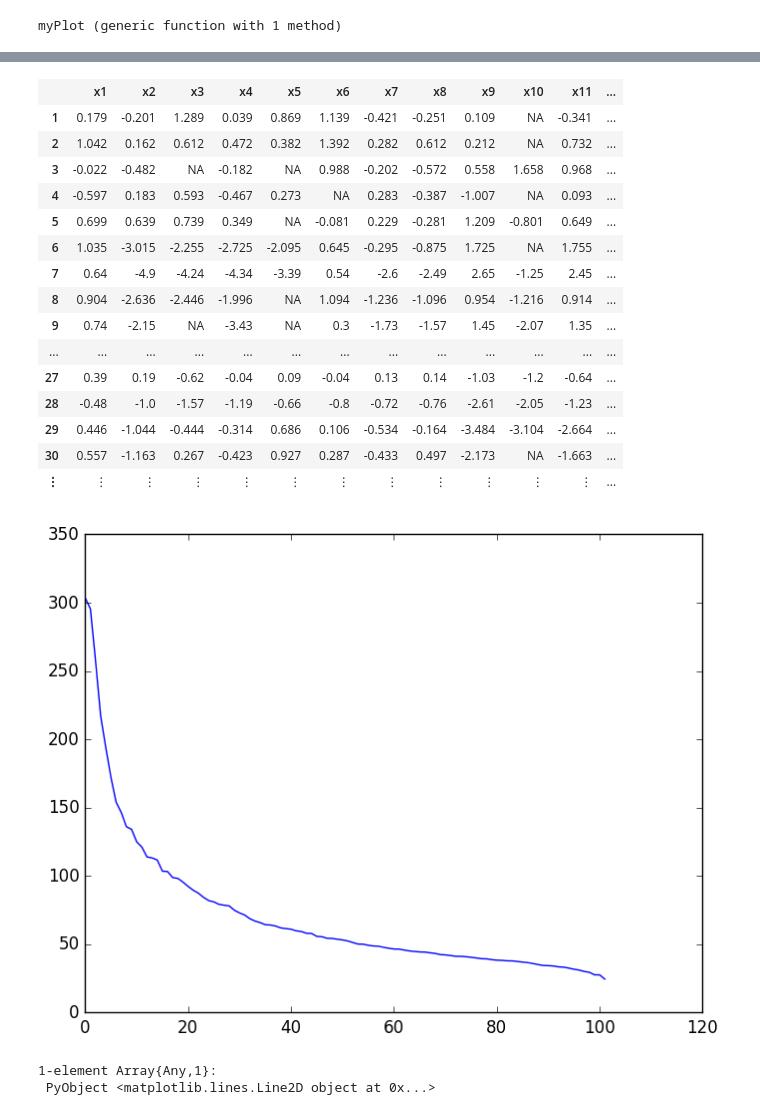
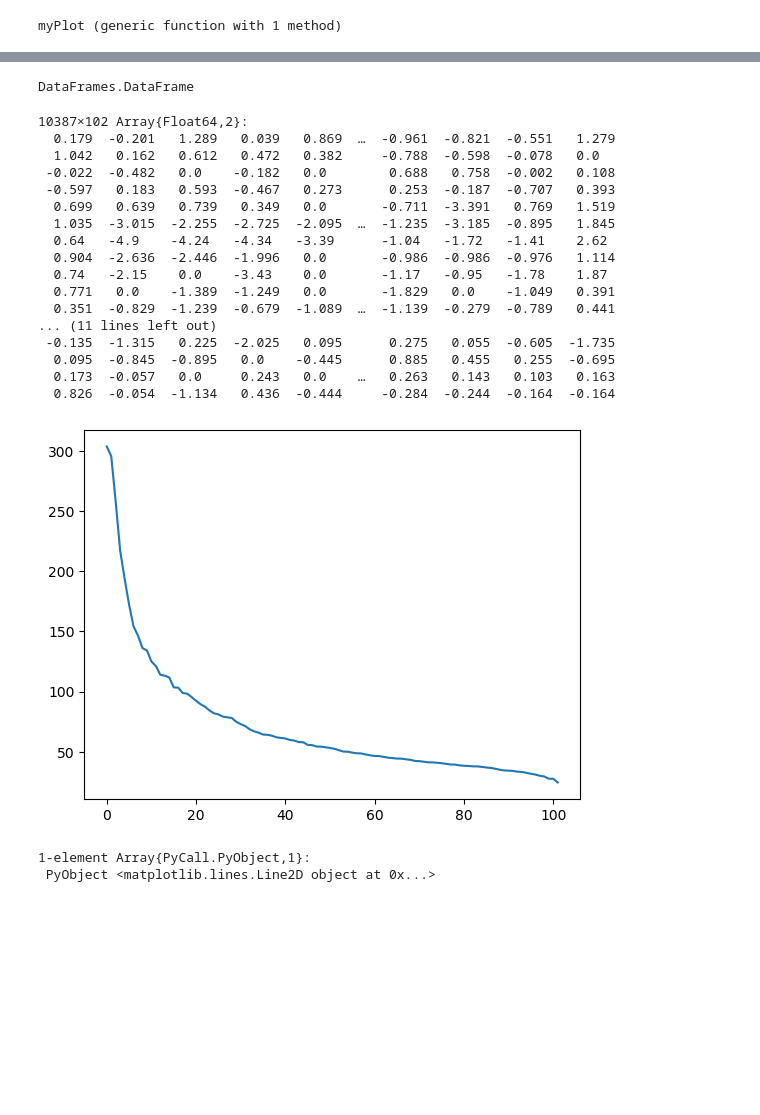
Before and after one commit to ivanslapnicar/GIAN-Applied-NLA-Course, a Jupyter notebook: src/Module C - Applications/L16 Principal Component Analysis.ipynb, the cells around one changed output, grey strips where cells are left out. Drawn from its saved outputs; the diff is of its cells as text; code cells hidden in the pictures; blank space fills up the shorter version.

```diff
--- a/src/Module C - Applications/L16 Principal Component Analysis.ipynb
+++ b/src/Module C - Applications/L16 Principal Component Analysis.ipynb
@@ -465,2 +453,2 @@ using DataFrames
 # %%
-sf = readtable("files/d3efn.txt", header=false, skipblanks=true,separator =' ',nastrings=["NULL"]);
+sf = CSV.read("files/d3efn.txt", header=0,missingstring="NULL")
@@ -467,19 +474,0 @@ sf = readtable("files/d3efn.txt", header=false, skipblanks=true,separator =' ',n
-# %%
-sf
-# %% [output]
-|  | x1 | x2 | x3 | x4 | x5 | x6 | x7 | x8 | x9 | x10 | x11 | ... |
-| 1 | 0.179 | -0.201 | 1.289 | 0.039 | 0.869 | 1.139 | -0.421 | -0.251 | 0.109 | NA | -0.341 | ... |
-| 2 | 1.042 | 0.162 | 0.612 | 0.472 | 0.382 | 1.392 | 0.282 | 0.612 | 0.212 | NA | 0.732 | ... |
-| 3 | -0.022 | -0.482 | NA | -0.182 | NA | 0.988 | -0.202 | -0.572 | 0.558 | 1.658 | 0.968 | ... |
-| 4 | -0.597 | 0.183 | 0.593 | -0.467 | 0.273 | NA | 0.283 | -0.387 | -1.007 | NA | 0.093 | ... |
-| 5 | 0.699 | 0.639 | 0.739 | 0.349 | NA | -0.081 | 0.229 | -0.281 | 1.209 | -0.801 | 0.649 | ... |
-| 6 | 1.035 | -3.015 | -2.255 | -2.725 | -2.095 | 0.645 | -0.295 | -0.875 | 1.725 | NA | 1.755 | ... |
-| 7 | 0.64 | -4.9 | -4.24 | -4.34 | -3.39 | 0.54 | -2.6 | -2.49 | 2.65 | -1.25 | 2.45 | ... |
-| 8 | 0.904 | -2.636 | -2.446 | -1.996 | NA | 1.094 | -1.236 | -1.096 | 0.954 | -1.216 | 0.914 | ... |
-| 9 | 0.74 | -2.15 | NA | -3.43 | NA | 0.3 | -1.73 | -1.57 | 1.45 | -2.07 | 1.35 | ... |
-| ... | ... | ... | ... | ... | ... | ... | ... | ... | ... | ... | ... | ... |
-| 27 | 0.39 | 0.19 | -0.62 | -0.04 | 0.09 | -0.04 | 0.13 | 0.14 | -1.03 | -1.2 | -0.64 | ... |
-| 28 | -0.48 | -1.0 | -1.57 | -1.19 | -0.66 | -0.8 | -0.72 | -0.76 | -2.61 | -2.05 | -1.23 | ... |
-| 29 | 0.446 | -1.044 | -0.444 | -0.314 | 0.686 | 0.106 | -0.534 | -0.164 | -3.484 | -3.104 | -2.664 | ... |
-| 30 | 0.557 | -1.163 | 0.267 | -0.423 | 0.927 | 0.287 | -0.433 | 0.497 | -2.173 | NA | -1.663 | ... |
-| ⋮ | ⋮ | ⋮ | ⋮ | ⋮ | ⋮ | ⋮ | ⋮ | ⋮ | ⋮ | ⋮ | ⋮ | ... |
@@ -492,10 +477,35 @@ end
+# %%
+typeof(sf)
+# %% [output]
+DataFrames.DataFrame
+# %%
+# Set missing values to zero
+X=coalesce.(Matrix(sf[:,1:end-1]),0.0)
+# %% [output]
+10387×102 Array{Float64,2}:
+  0.179  -0.201   1.289   0.039   0.869  …  -0.961  -0.821  -0.551   1.279
+  1.042   0.162   0.612   0.472   0.382     -0.788  -0.598  -0.078   0.0
+ -0.022  -0.482   0.0    -0.182   0.0        0.688   0.758  -0.002   0.108
+ -0.597   0.183   0.593  -0.467   0.273      0.253  -0.187  -0.707   0.393
+  0.699   0.639   0.739   0.349   0.0       -0.711  -3.391   0.769   1.519
+  1.035  -3.015  -2.255  -2.725  -2.095  …  -1.235  -3.185  -0.895   1.845
+  0.64   -4.9    -4.24   -4.34   -3.39      -1.04   -1.72   -1.41    2.62
+  0.904  -2.636  -2.446  -1.996   0.0       -0.986  -0.986  -0.976   1.114
+  0.74   -2.15    0.0    -3.43    0.0       -1.17   -0.95   -1.78    1.87
+  0.771   0.0    -1.389  -1.249   0.0       -1.829   0.0    -1.049   0.391
+  0.351  -0.829  -1.239  -0.679  -1.089  …  -1.139  -0.279  -0.789   0.441
+... (11 lines left out)
+ -0.135  -1.315   0.225  -2.025   0.095      0.275   0.055  -0.605  -1.735
+  0.095  -0.845  -0.895   0.0    -0.445      0.885   0.455   0.255  -0.695
+  0.173  -0.057   0.0     0.243   0.0    …   0.263   0.143   0.103   0.163
+  0.826  -0.054  -1.134   0.436  -0.444     -0.284  -0.244  -0.164  -0.164
 # %%
-μ=mean(X,1)
+μ=mean(X,dims=1)
 σ=svdvals(X.-μ)
 plot(σ)
 # %% [output]
-[figure, old version]
+[figure, new version]
-1-element Array{Any,1}:
+1-element Array{PyCall.PyObject,1}:
  PyObject <matplotlib.lines.Line2D object at 0x...>
 # %%
 k=20
```
Also changed, not shown: parts of 37 cells of this notebook.
